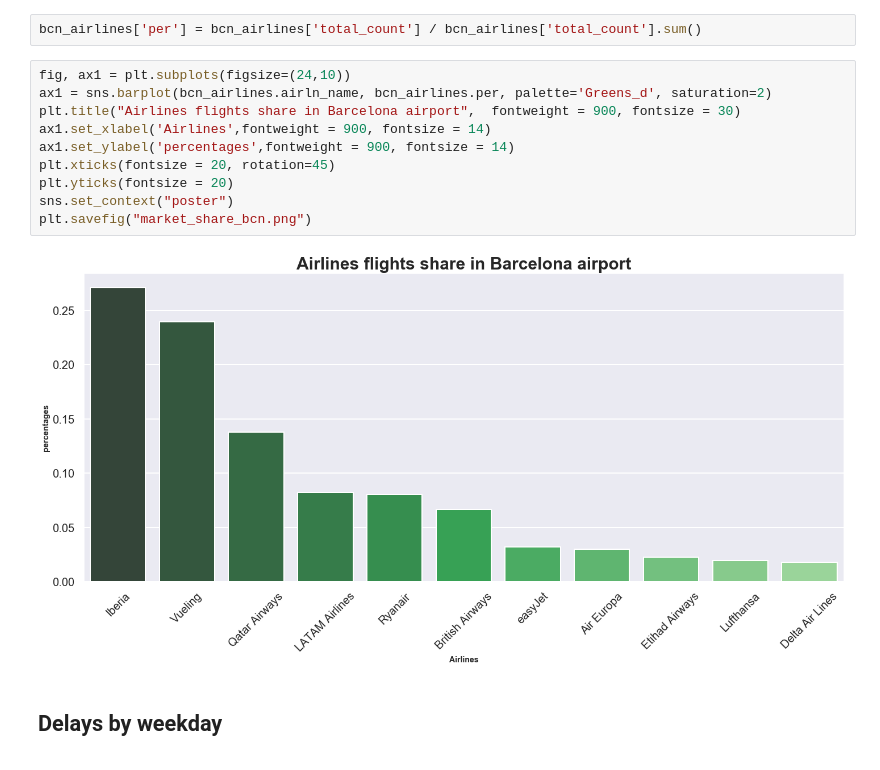
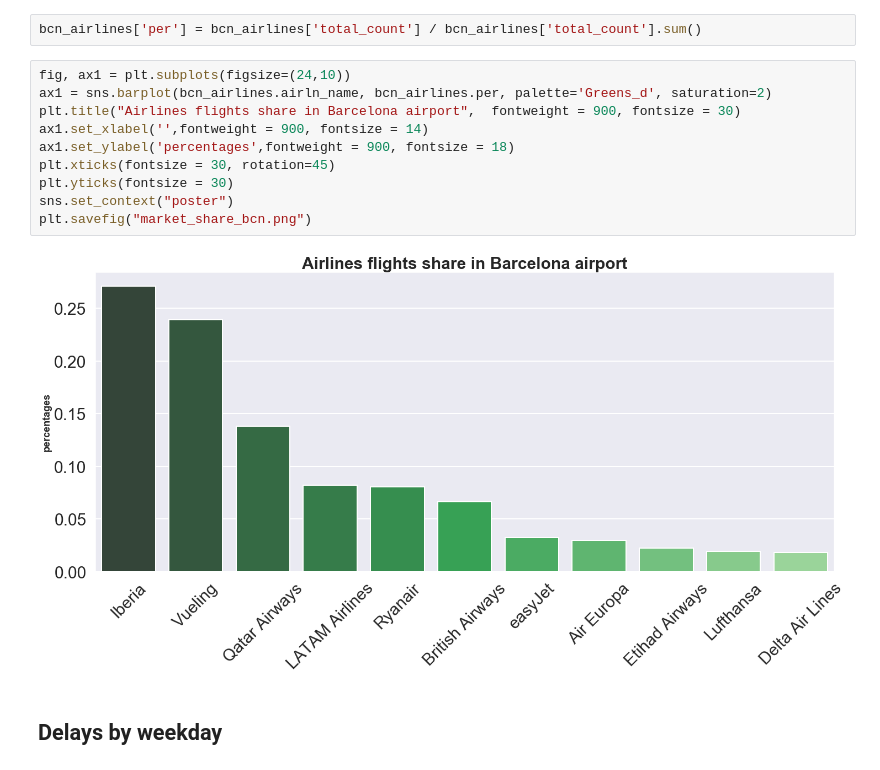
Before and after one commit to albertoabreu91/Airplanes_delay_project, a Jupyter notebook: your-project/Visalizations/BCN_visualizations.ipynb, the cells around one changed output. Saved outputs shown, nothing was run; the diff lists cells and outputs as text.

```diff
--- a/your-project/Visalizations/BCN_visualizations.ipynb
+++ b/your-project/Visalizations/BCN_visualizations.ipynb
@@ -182,15 +182,15 @@ bcn_airlines['per'] = bcn_airlines['total_count'] / bcn_airlines['total_count'].
 # %%
 fig, ax1 = plt.subplots(figsize=(24,10))
 ax1 = sns.barplot(bcn_airlines.airln_name, bcn_airlines.per, palette='Greens_d', saturation=2)
 plt.title("Airlines flights share in Barcelona airport",  fontweight = 900, fontsize = 30)
-ax1.set_xlabel('Airlines',fontweight = 900, fontsize = 14)
-ax1.set_ylabel('percentages',fontweight = 900, fontsize = 14)
-plt.xticks(fontsize = 20, rotation=45)
-plt.yticks(fontsize = 20)
+ax1.set_xlabel('',fontweight = 900, fontsize = 14)
+ax1.set_ylabel('percentages',fontweight = 900, fontsize = 18)
+plt.xticks(fontsize = 30, rotation=45)
+plt.yticks(fontsize = 30)
 sns.set_context("poster")
 plt.savefig("market_share_bcn.png")
 # %% [output]
-[figure, old version]
+[figure, new version]
 # %% [markdown]
 ## Delays by weekday
 # %%
```
Also changed, not shown: parts of 10 cells of this notebook, 8 other files.
